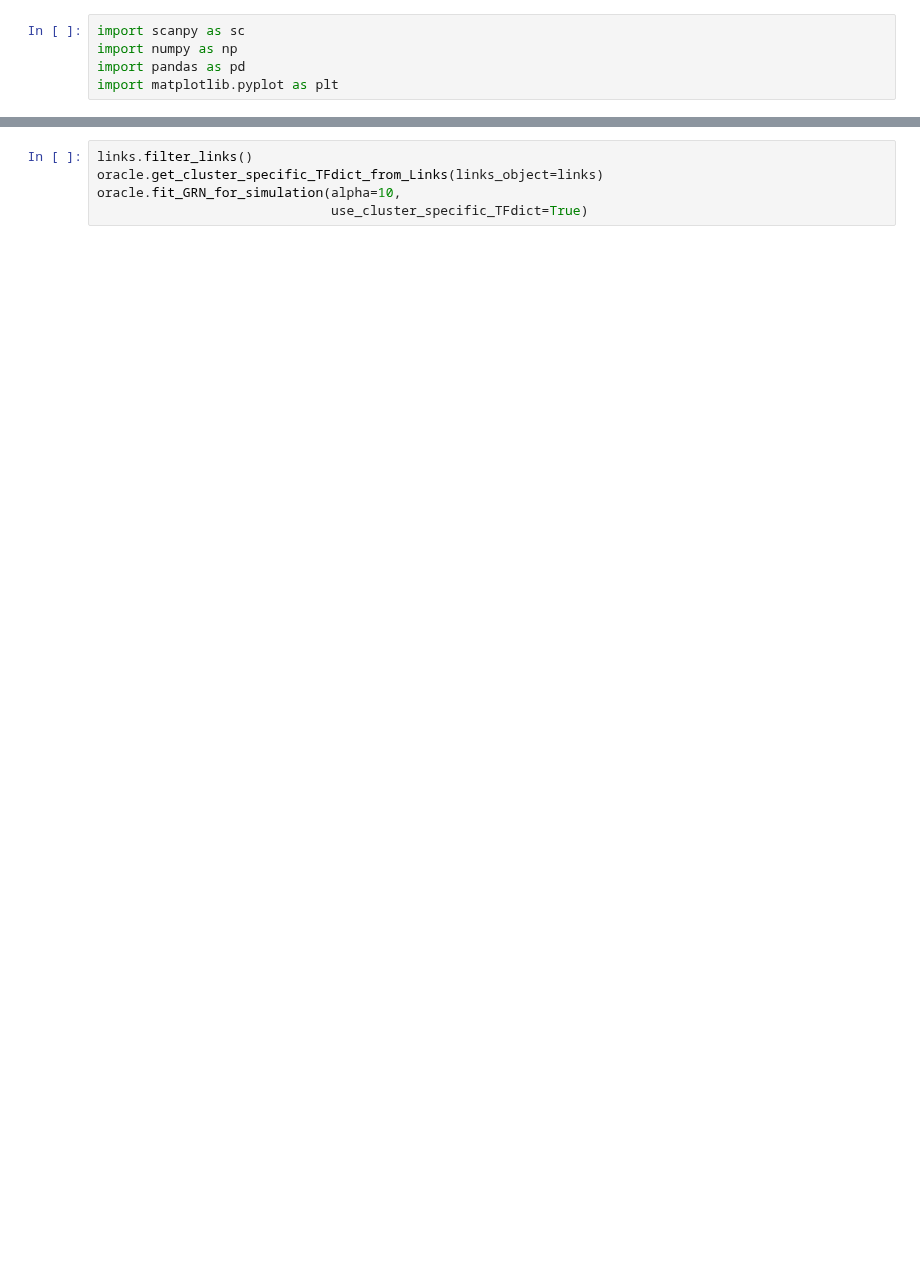
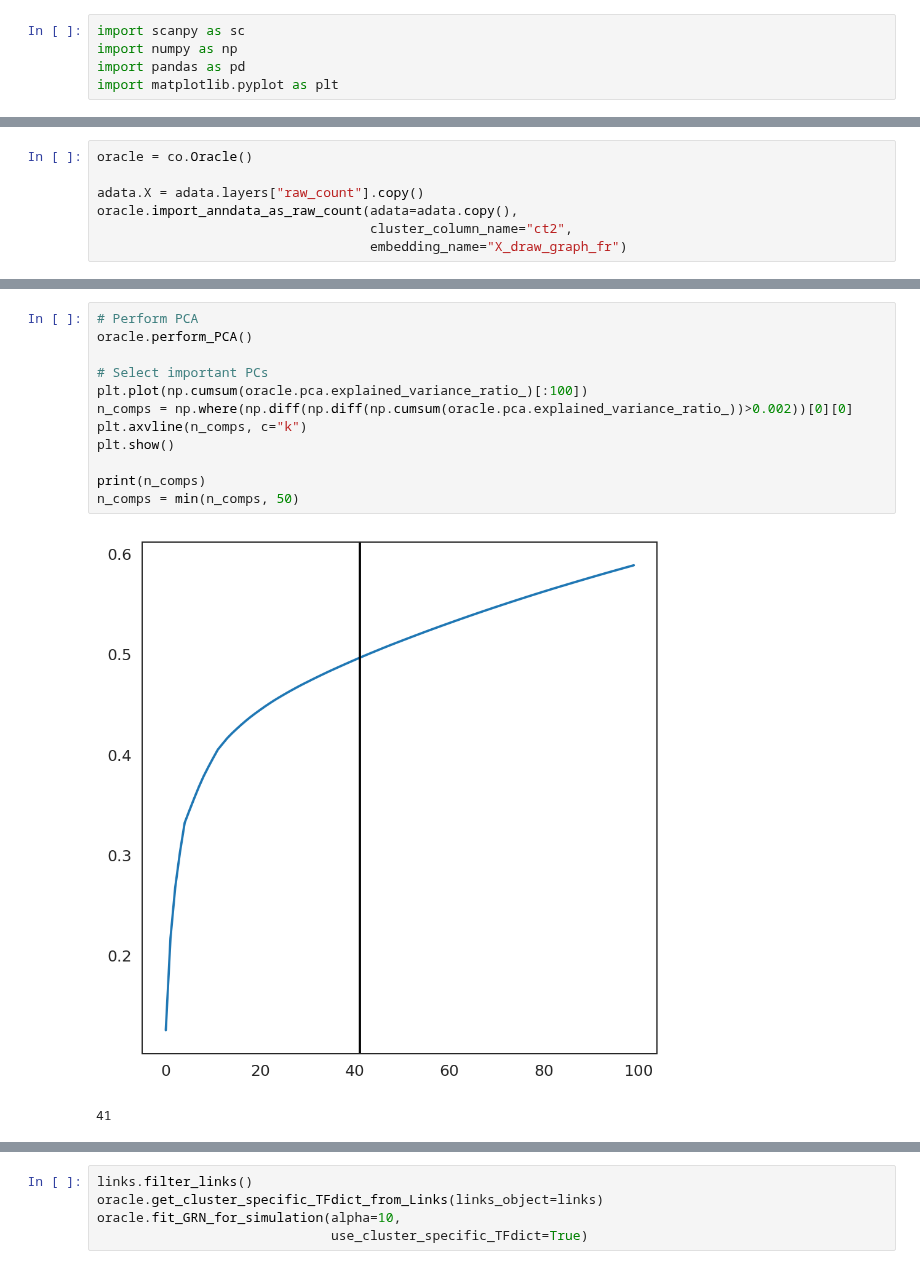
Before and after one commit to jishnu-lab/SpaceTravLR, a Jupyter notebook: notebooks/kidney/04_compare_CO.ipynb, the cells around one changed output, grey strips where cells are left out. Saved outputs shown, nothing was run; the diff lists cells and outputs as text; blank space fills up the shorter version.

```diff
--- a/notebooks/kidney/04_compare_CO.ipynb
+++ b/notebooks/kidney/04_compare_CO.ipynb
@@ -50,0 +67,7 @@ AnnData object with n_obs × n_vars = 6959 × 3000
+# %%
+oracle = co.Oracle()
+
+adata.X = adata.layers["raw_count"].copy()
+oracle.import_anndata_as_raw_count(adata=adata.copy(),
+                                   cluster_column_name="ct2",
+                                   embedding_name="X_draw_graph_fr")
@@ -50,0 +76,15 @@ AnnData object with n_obs × n_vars = 6959 × 3000
+# %%
+# Perform PCA
+oracle.perform_PCA()
+
+# Select important PCs
+plt.plot(np.cumsum(oracle.pca.explained_variance_ratio_)[:100])
+n_comps = np.where(np.diff(np.diff(np.cumsum(oracle.pca.explained_variance_ratio_))>0.002))[0][0]
+plt.axvline(n_comps, c="k")
+plt.show()
+
+print(n_comps)
+n_comps = min(n_comps, 50)
+# %% [output]
+[figure, added]
+41
```
Also changed, not shown: parts of 34 cells of this notebook, 3 other files.
